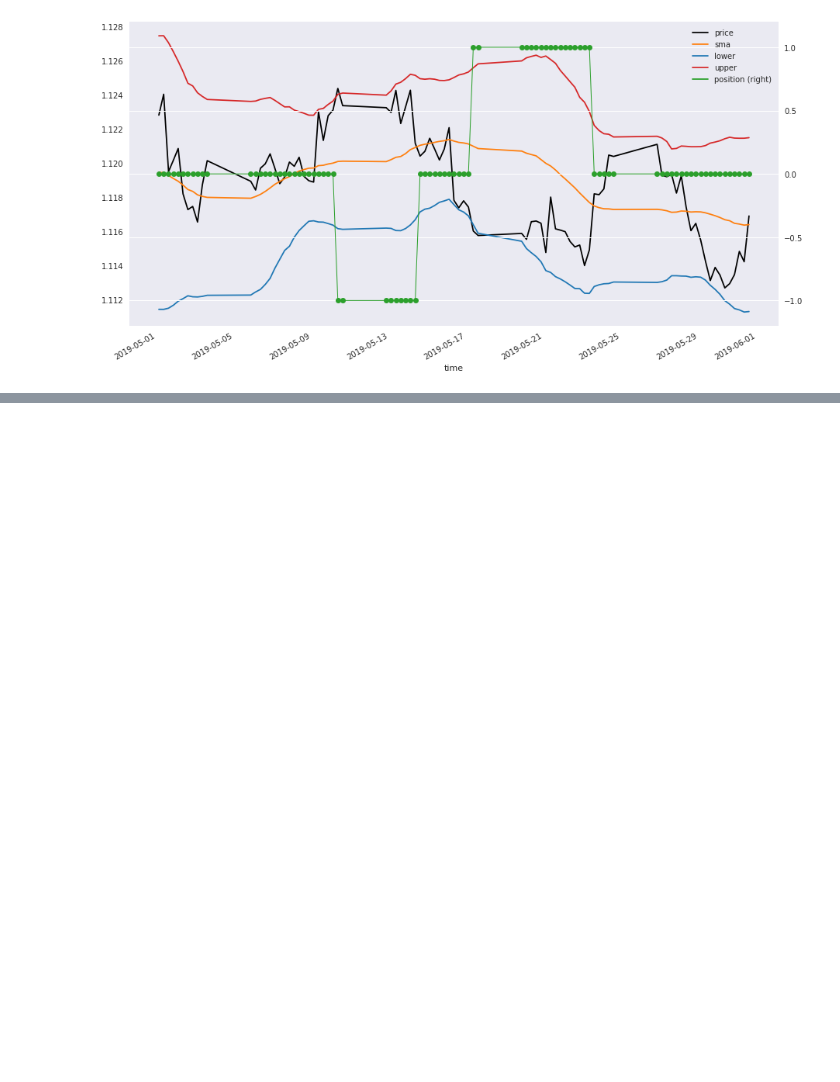
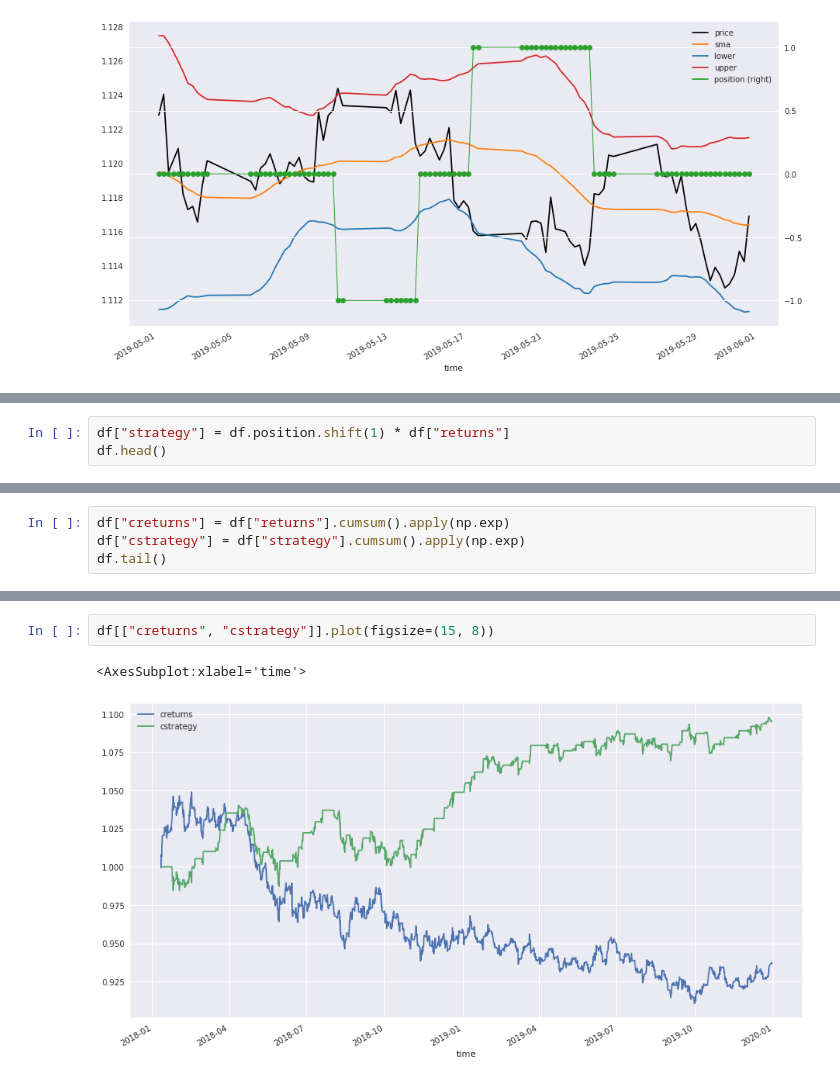
Before and after one commit to sidhlee/data-science-and-machine-learning, a Jupyter notebook: courses/algo-trade-a-z/part3_defining-and-testing-trading-strategies/04_mean-reversion-strategies.ipynb, the cells around one changed output, grey strips where cells are left out. Cells and saved outputs as stored; diff of their text form; blank space fills up the shorter version.

```diff
--- a/courses/algo-trade-a-z/part3_defining-and-testing-trading-strategies/04_mean-reversion-strategies.ipynb
+++ b/courses/algo-trade-a-z/part3_defining-and-testing-trading-strategies/04_mean-reversion-strategies.ipynb
@@ -294,0 +335,3 @@ draw(df.loc['2019-5'].drop(columns=['returns', 'distance']))
+# %%
+df["strategy"] = df.position.shift(1) * df["returns"]
+df.head()
@@ -294,0 +346,4 @@ draw(df.loc['2019-5'].drop(columns=['returns', 'distance']))
+# %%
+df["creturns"] = df["returns"].cumsum().apply(np.exp)
+df["cstrategy"] = df["strategy"].cumsum().apply(np.exp)
+df.tail()
@@ -294,0 +366,5 @@ draw(df.loc['2019-5'].drop(columns=['returns', 'distance']))
+# %%
+df[["creturns", "cstrategy"]].plot(figsize=(15, 8))
+# %% [output]
+<AxesSubplot:xlabel='time'>
+[figure, added]
```
Also changed, not shown: parts of 28 cells of this notebook, 5 other files.
